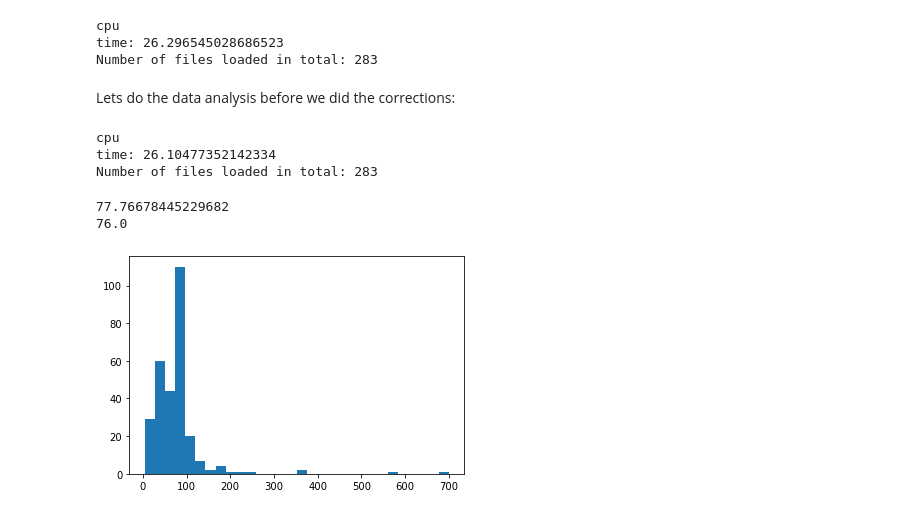
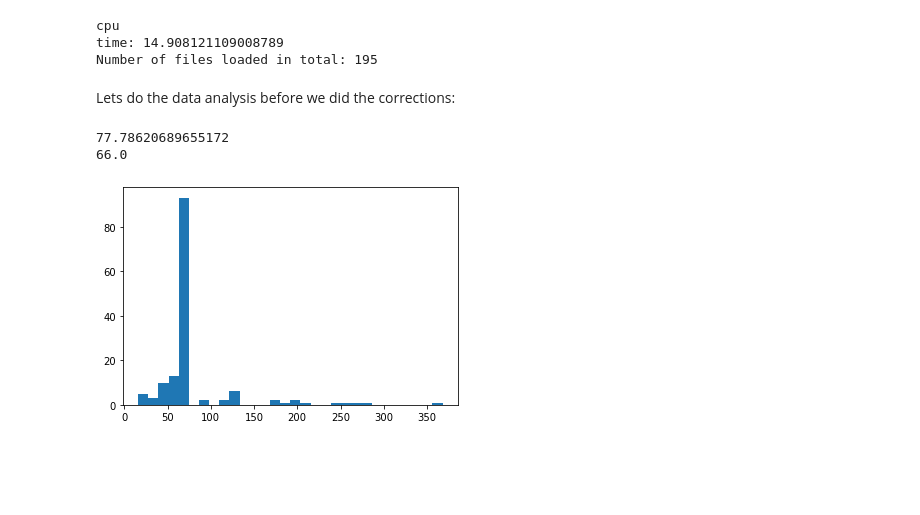
Before and after one commit to marctimjen/Artefact-Rejection, a Jupyter notebook: Loadertest.ipynb, the cells around one changed output. Cells and saved outputs as stored; diff of their text form; code cells hidden in the pictures; blank space fills up the shorter version.

Commit message:
Work with the dataloader

```diff
--- a/Loadertest.ipynb
+++ b/Loadertest.ipynb
@@ -219,7 +315,7 @@ import time
 device = "cpu"
 print(device)
 
-trainload = load_whole_data(path = "C:/Users/Marc/Desktop/model_data", ind = [i for i in range(1, 283 + 1)])
+trainload = load_whole_data(path = "C:/Users/Marc/Desktop/model_data/train_model_data", ind = [i for i in range(1, 195 + 1)])
 
 # Set up the dataloaders:
 
@@ -254,61 +350,26 @@ print("time:", time.time()-start)
 print("Number of files loaded in total:", nr_of_files_loaded)
 # %% [output]
 cpu
-time: 26.296545028686523
-Number of files loaded in total: 283
+time: 14.908121109008789
+Number of files loaded in total: 195
 # %% [markdown]
 Lets do the data analysis before we did the corrections:
-# %%
-import time
-
-
-device = "cpu"
-print(device)
-
-trainload = load_whole_data(path = "C:/Users/Marc/Desktop/model_data", ind = [i for i in range(1, 283 + 1)])
-
-# Set up the dataloaders:
-
-trainloader = torch.utils.data.DataLoader(trainload,
-                                          batch_size=1,
-                                          shuffle=False,
-                                          num_workers=0)
-
-data_before = []
-
-nr_of_files_loaded = 0
-
-batch_size = 1
-
-start = time.time()
-
-for file in trainloader:
-    loader2 = load_shuffle_5_min_all(file, device)
-    loader2 = torch.utils.data.DataLoader(loader2,
-                                              batch_size=batch_size,
-                                              shuffle=True,
-                                              num_workers=0)
-    nr_of_files_loaded += 1
-    j = 0
-    for i in loader2:
-        j += 1
-
-    data_before.append(j)
-
-print("time:", time.time()-start)
-
-print("Number of files loaded in total:", nr_of_files_loaded)
-# %% [output]
-cpu
-time: 26.10477352142334
-Number of files loaded in total: 283
-# %%
-import matplotlib.pyplot as plt
-m = plt.hist(data_before, bins = 30)
-
-print(np.mean(data_before))
-print(np.median(data_before))
-# %% [output]
-77.76678445229682
-76.0
-[figure, removed]
+# %%
+patient_after = []
+
+for value in patient_samples.values():
+    vals = 0
+    for i in value:
+        vals += data_after[int(i)-1]
+
+    patient_after.append(vals)
+# %%
+import matplotlib.pyplot as plt
+m = plt.hist(patient_after, bins = 30)
+
+print(np.mean(patient_after))
+print(np.median(patient_after))
+# %% [output]
+77.78620689655172
+66.0
+[figure, added]
```
Also changed, not shown: parts of 20 cells of this notebook, 6 other files.
